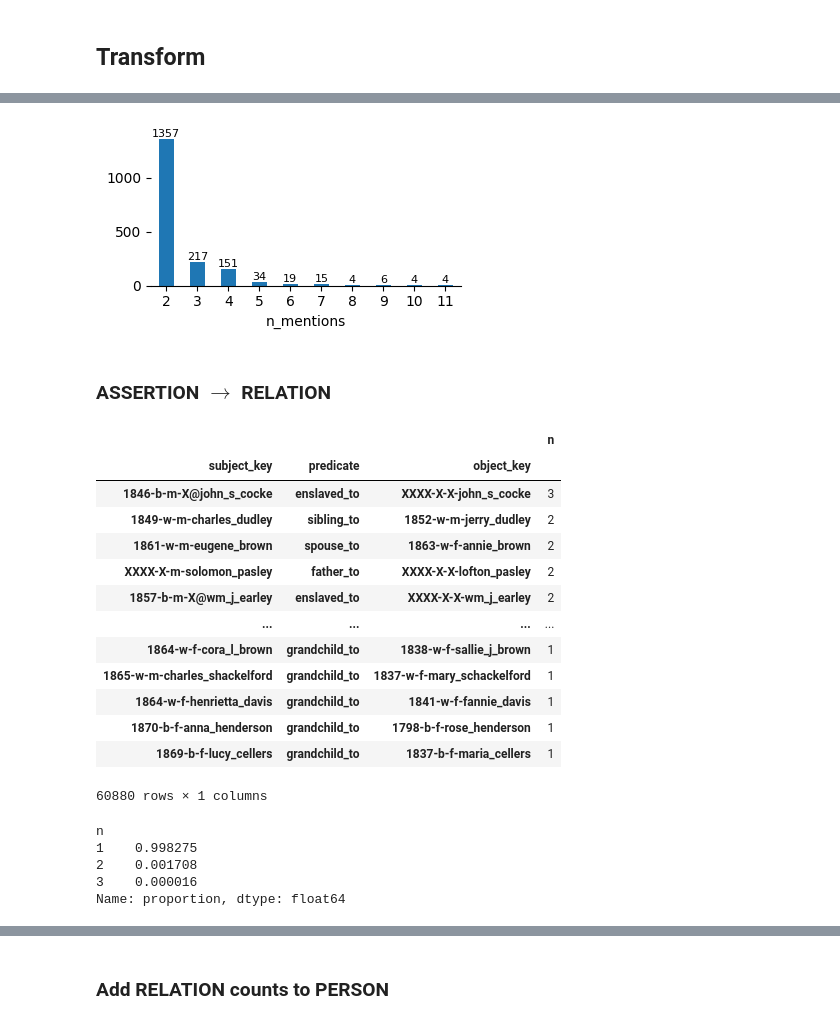
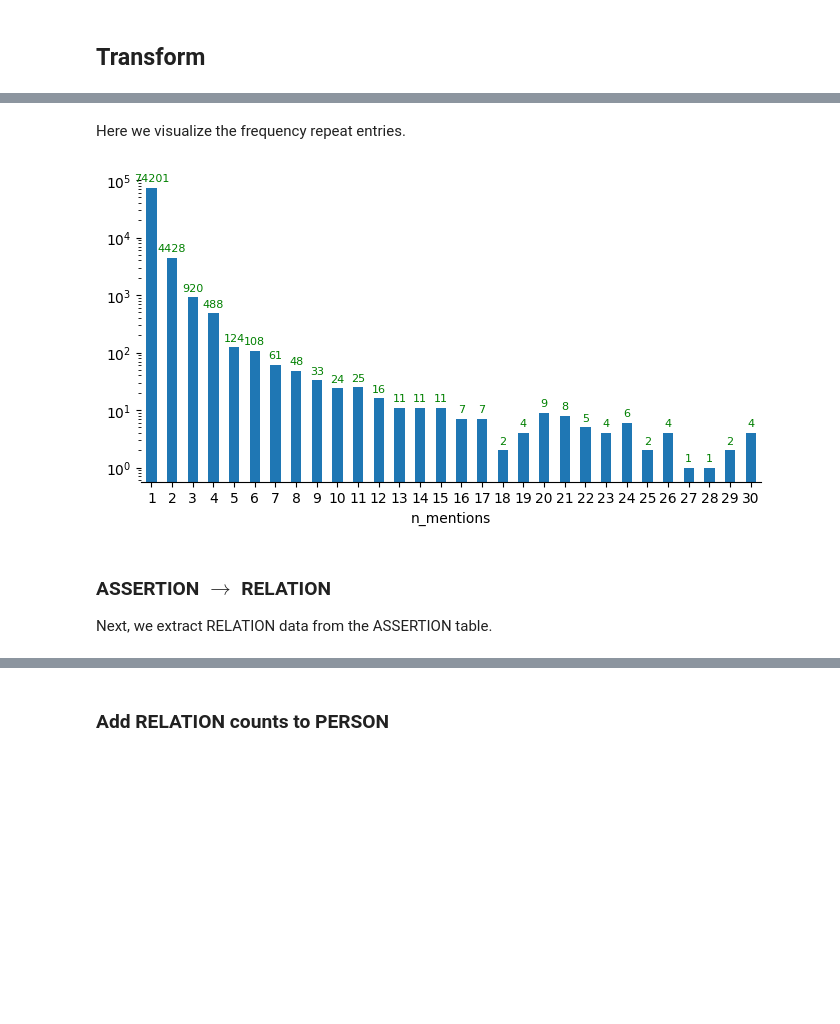
Before and after one commit to ontoligent/know-their-names, a Jupyter notebook: notebooks/01-import.ipynb, the cells around one changed output, grey strips where cells are left out. Saved outputs shown, nothing was run; the diff lists cells and outputs as text; code cells hidden in the pictures; blank space fills up the shorter version.

Commit message:
Revised PERSON transform

```diff
--- a/notebooks/01-import.ipynb
+++ b/notebooks/01-import.ipynb
@@ -151,0 +126,4 @@ PERSON.sample(10)
+# %%
+PERSON = MENTION.value_counts(key_cols + ['person_key']).to_frame('n_mentions').reset_index().set_index('person_key')
+PERSON['mention_ids'] = MENTION.reset_index().groupby('person_key').mention_id.apply(lambda x: list(x))
+PERSON
@@ -152,36 +145,16 @@ PERSON.sample(10)
+# %% [markdown]
+Here we visualize the frequency repeat entries.
+# %%
+n_mentions = PERSON.n_mentions.value_counts()
+# n_mentions
 # %%
-ax = PERSON[PERSON.n_mentions > 1].n_mentions.value_counts().sort_index().head(10).plot.bar(figsize=(4,2), rot=0)
-ax.bar_label(ax.containers[0], fontsize=8)
+ax = n_mentions.sort_index().head(30).plot.bar(figsize=(8,4), rot=0, logy=True)
+ax.bar_label(ax.containers[0], fontsize=8, padding=3, color='green')
 sns.despine(left=True)
 plt.show()
 # %% [output]
-[figure, old version]
+[figure, new version]
 # %% [markdown]
 ### ASSERTION $\rightarrow$ RELATION
+
+Next, we extract RELATION data from the ASSERTION table.
-# %%
-RELATION = ASSERTION.value_counts(['person_key_x','predicate','person_key_y']).to_frame('n')
-RELATION.index.names = ['subject_key','predicate','object_key']
-RELATION
-# %% [output]
-|  |  |  | n |
-| subject_key | predicate | object_key |  |
-| 1846-b-m-X@john_s_cocke | enslaved_to | XXXX-X-X-john_s_cocke | 3 |
-| 1849-w-m-charles_dudley | sibling_to | 1852-w-m-jerry_dudley | 2 |
-| 1861-w-m-eugene_brown | spouse_to | 1863-w-f-annie_brown | 2 |
-| XXXX-X-m-solomon_pasley | father_to | XXXX-X-X-lofton_pasley | 2 |
-| 1857-b-m-X@wm_j_earley | enslaved_to | XXXX-X-X-wm_j_earley | 2 |
-| ... | ... | ... | ... |
-| 1864-w-f-cora_l_brown | grandchild_to | 1838-w-f-sallie_j_brown | 1 |
-| 1865-w-m-charles_shackelford | grandchild_to | 1837-w-f-mary_schackelford | 1 |
-| 1864-w-f-henrietta_davis | grandchild_to | 1841-w-f-fannie_davis | 1 |
-| 1870-b-f-anna_henderson | grandchild_to | 1798-b-f-rose_henderson | 1 |
-| 1869-b-f-lucy_cellers | grandchild_to | 1837-b-f-maria_cellers | 1 |
-60880 rows × 1 columns
-# %%
-RELATION.n.value_counts(normalize=True)
-# %% [output]
-n
-1    0.998275
-2    0.001708
-3    0.000016
-Name: proportion, dtype: float64
```
Also changed, not shown: parts of 38 cells of this notebook, 4 other files.
